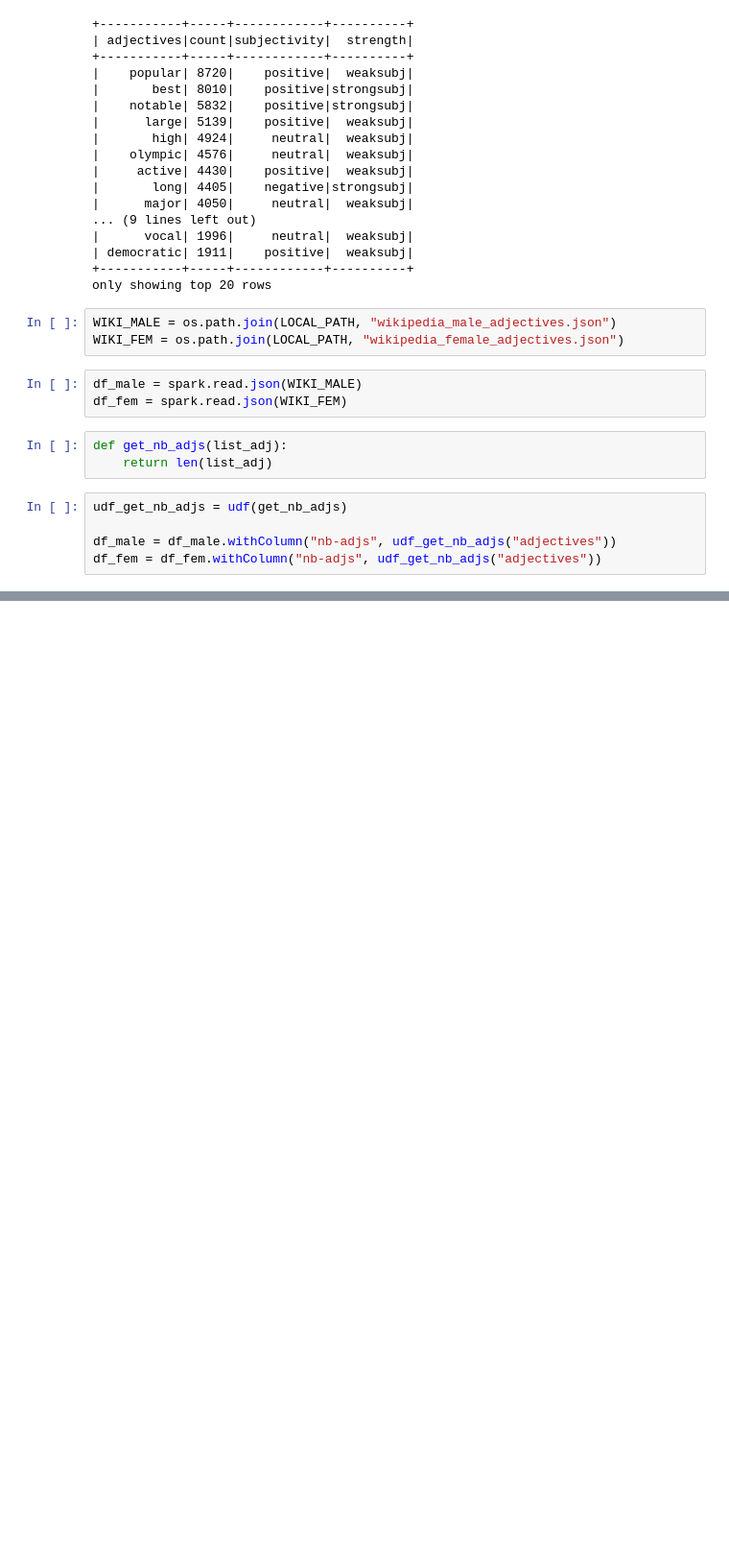
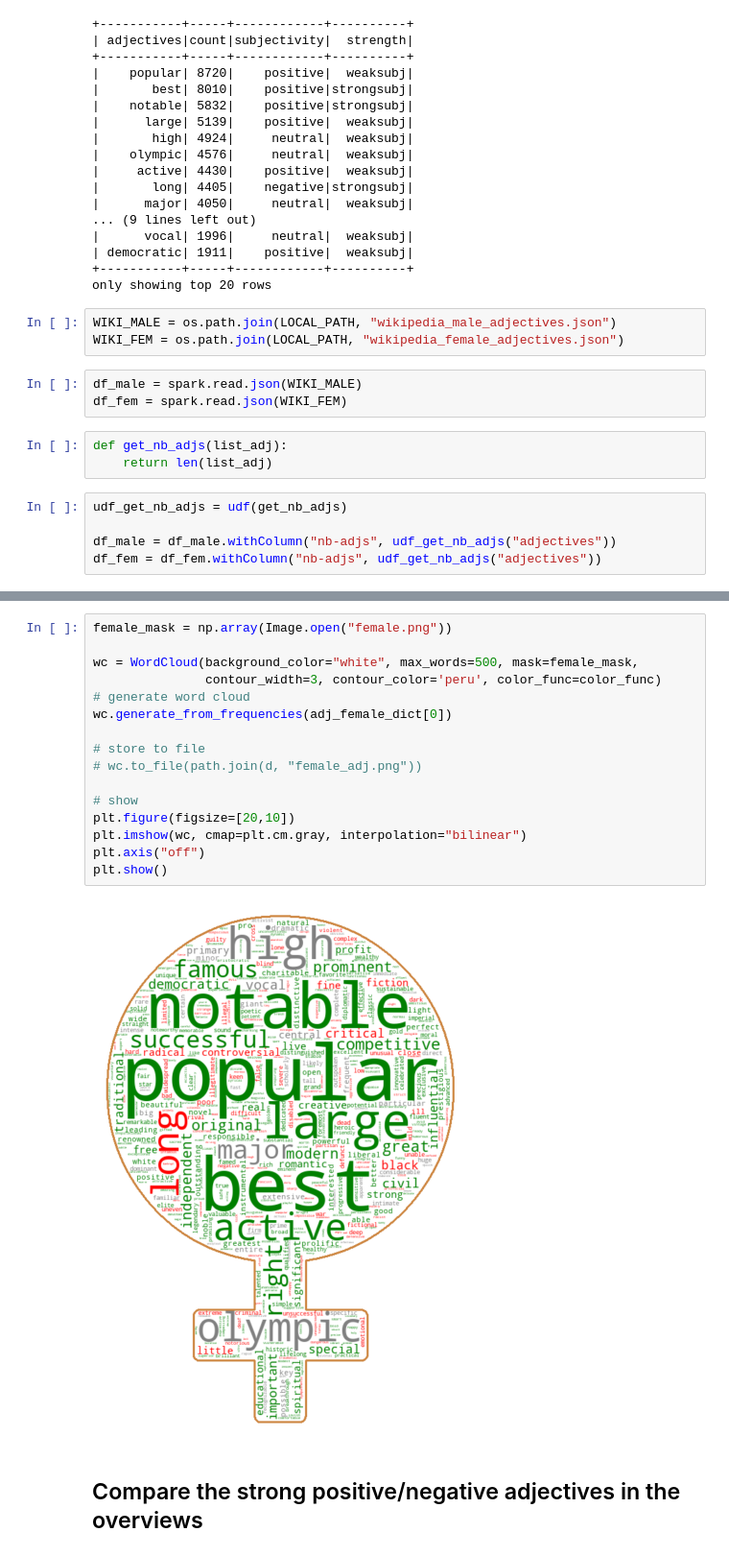
Before and after one commit to natbolon/wiki-gender, a Jupyter notebook: src/adjectives.ipynb, the cells around one changed output, grey strips where cells are left out. Shown at 96% size. Cells and saved outputs as stored; diff of their text form; blank space fills up the shorter version.

```diff
--- a/src/adjectives.ipynb
+++ b/src/adjectives.ipynb
@@ -158,0 +206,20 @@ FEMALE
+# %%
+female_mask = np.array(Image.open("female.png"))
+
+wc = WordCloud(background_color="white", max_words=500, mask=female_mask,
+               contour_width=3, contour_color='peru', color_func=color_func)
+# generate word cloud
+wc.generate_from_frequencies(adj_female_dict[0])
+
+# store to file
+# wc.to_file(path.join(d, "female_adj.png"))
+
+# show
+plt.figure(figsize=[20,10])
+plt.imshow(wc, cmap=plt.cm.gray, interpolation="bilinear")
+plt.axis("off")
+plt.show()
+# %% [output]
+[figure, added]
+# %% [markdown]
+## Compare the strong positive/negative adjectives in the overviews
```
Also changed, not shown: parts of 9 cells of this notebook, 2 other files.
